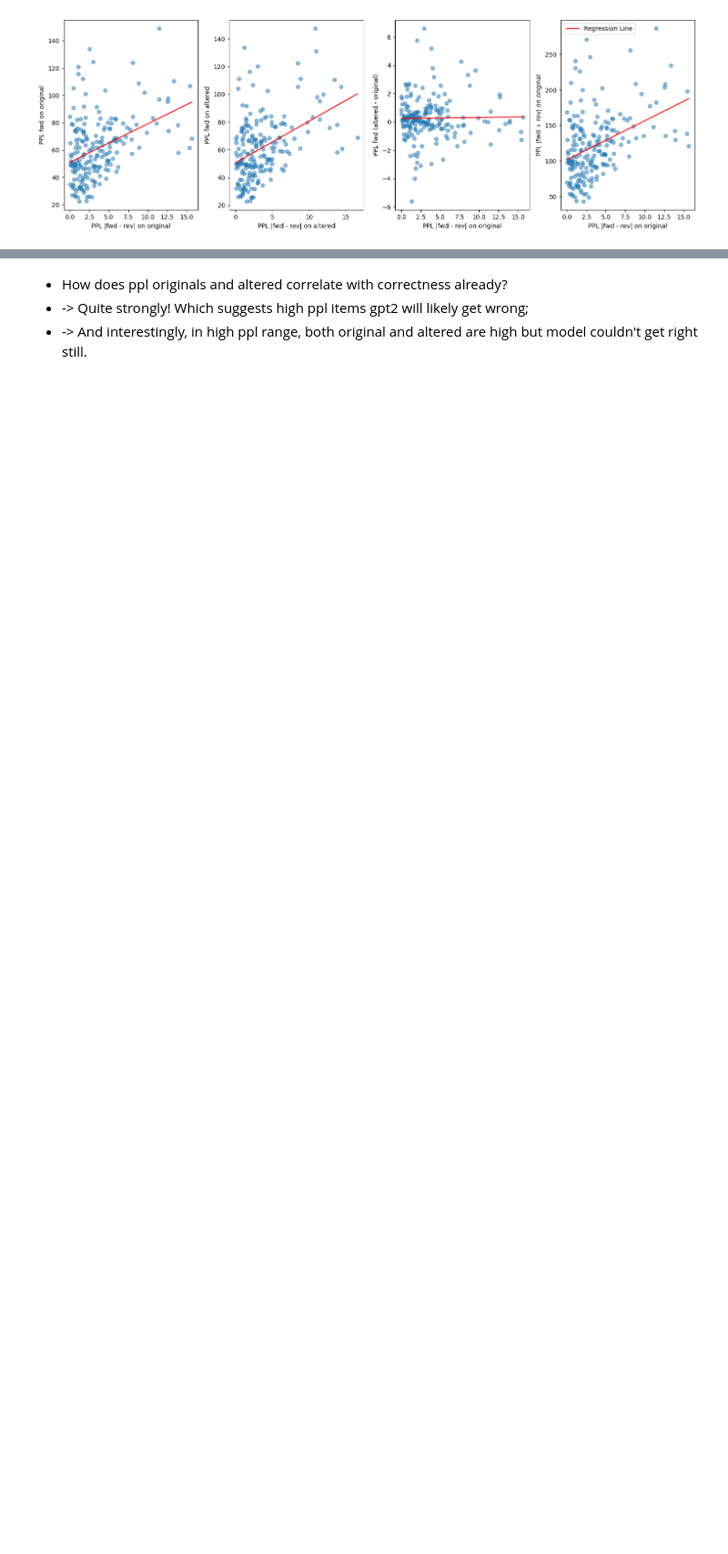
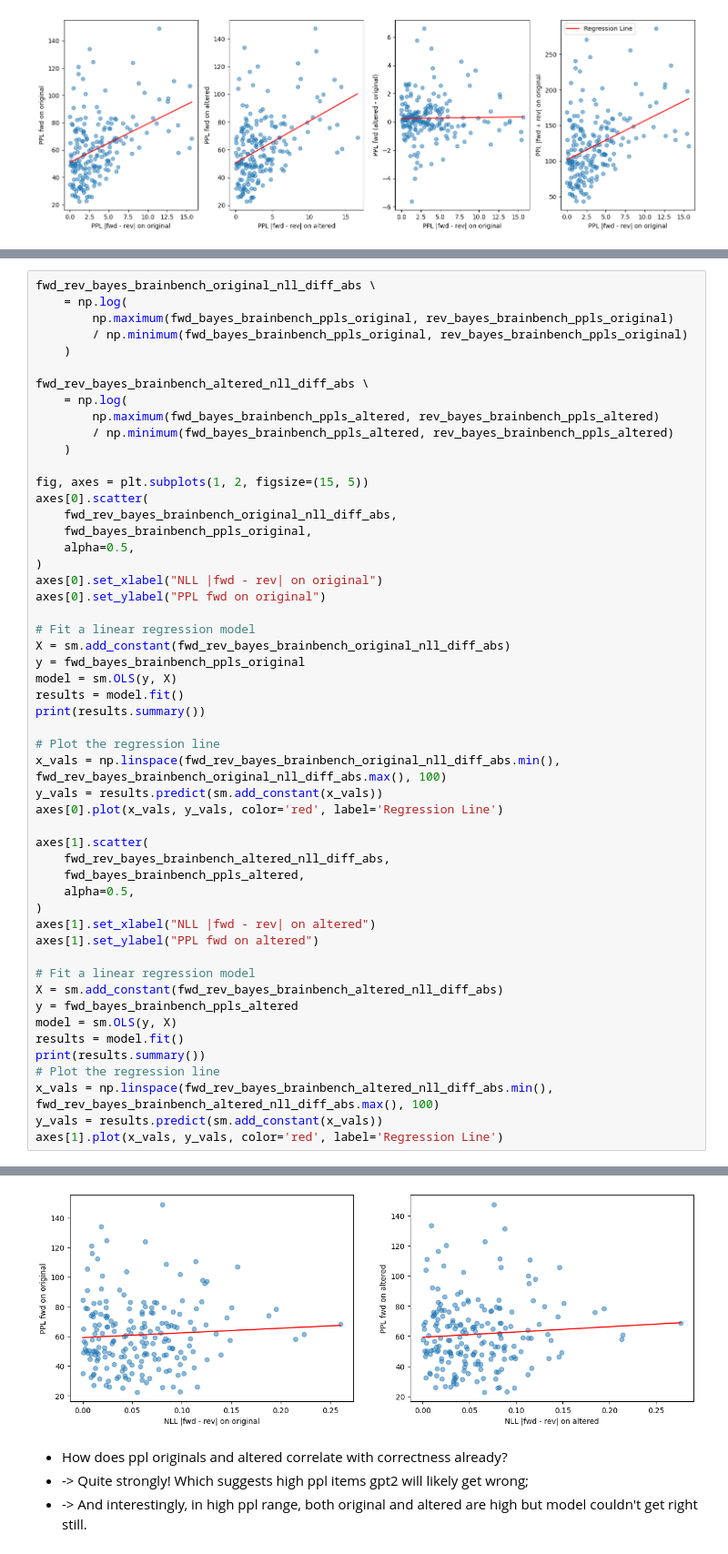
Before and after one commit to braingpt-lovelab/backwards, a Jupyter notebook: analyses/explore_ppl_diff_bayes.ipynb, the cells around one changed output, grey strips where cells are left out. Shown at 91% size. Drawn from its saved outputs; the diff is of its cells as text; blank space fills up the shorter version.

Commit message:
added result: use NLL |fwd - rev| to correlate item ppls

```diff
--- a/analyses/explore_ppl_diff_bayes.ipynb
+++ b/analyses/explore_ppl_diff_bayes.ipynb
@@ -482,0 +485,53 @@ Notes:
+# %%
+fwd_rev_bayes_brainbench_original_nll_diff_abs \
+    = np.log(
+        np.maximum(fwd_bayes_brainbench_ppls_original, rev_bayes_brainbench_ppls_original)
+        / np.minimum(fwd_bayes_brainbench_ppls_original, rev_bayes_brainbench_ppls_original)
+    )
+
+fwd_rev_bayes_brainbench_altered_nll_diff_abs \
+    = np.log(
+        np.maximum(fwd_bayes_brainbench_ppls_altered, rev_bayes_brainbench_ppls_altered)
+        / np.minimum(fwd_bayes_brainbench_ppls_altered, rev_bayes_brainbench_ppls_altered)
+    )
+
+fig, axes = plt.subplots(1, 2, figsize=(15, 5))
+axes[0].scatter(
+    fwd_rev_bayes_brainbench_original_nll_diff_abs,
+    fwd_bayes_brainbench_ppls_original,
+    alpha=0.5,
+)
+axes[0].set_xlabel("NLL |fwd - rev| on original")
+axes[0].set_ylabel("PPL fwd on original")
+
+# Fit a linear regression model
+X = sm.add_constant(fwd_rev_bayes_brainbench_original_nll_diff_abs)
+y = fwd_bayes_brainbench_ppls_original
+model = sm.OLS(y, X)
+results = model.fit()
+print(results.summary())
+
+# Plot the regression line
+x_vals = np.linspace(fwd_rev_bayes_brainbench_original_nll_diff_abs.min(), fwd_rev_bayes_brainbench_original_nll_diff_abs.max(), 100)
+y_vals = results.predict(sm.add_constant(x_vals))
+axes[0].plot(x_vals, y_vals, color='red', label='Regression Line')
+
+axes[1].scatter(
+    fwd_rev_bayes_brainbench_altered_nll_diff_abs,
+    fwd_bayes_brainbench_ppls_altered,
+    alpha=0.5,
+)
+axes[1].set_xlabel("NLL |fwd - rev| on altered")
+axes[1].set_ylabel("PPL fwd on altered")
+
+# Fit a linear regression model
+X = sm.add_constant(fwd_rev_bayes_brainbench_altered_nll_diff_abs)
+y = fwd_bayes_brainbench_ppls_altered
+model = sm.OLS(y, X)
+results = model.fit()
+print(results.summary())
+# Plot the regression line
+x_vals = np.linspace(fwd_rev_bayes_brainbench_altered_nll_diff_abs.min(), fwd_rev_bayes_brainbench_altered_nll_diff_abs.max(), 100)
+y_vals = results.predict(sm.add_constant(x_vals))
+axes[1].plot(x_vals, y_vals, color='red', label='Regression Line')
+# %% [output]
@@ -483,3 +556,4 @@ Notes:
+[figure, added]
 # %% [markdown]
 * How does ppl originals and altered correlate with correctness already?
 * -> Quite strongly! Which suggests high ppl items gpt2 will likely get wrong;
```
Also changed, not shown: parts of 5 cells of this notebook.
